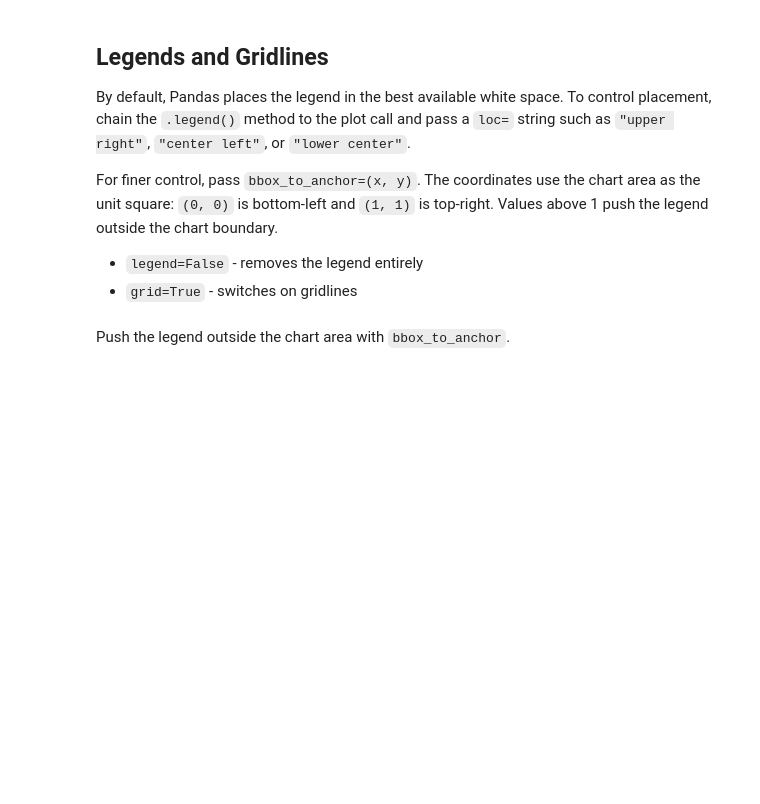
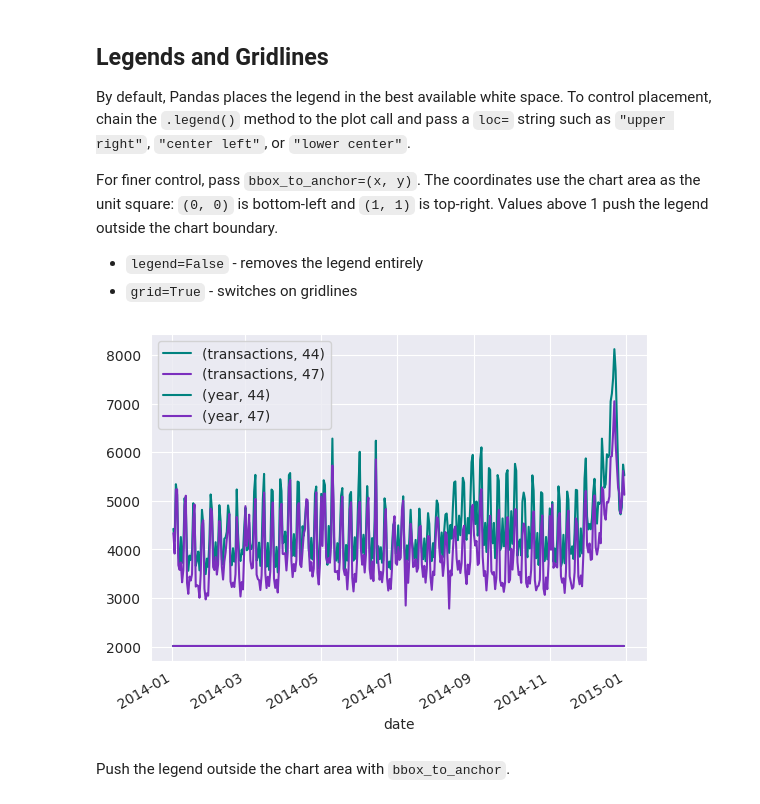
Before and after one commit to Calebchike/NDI-Python-Class, a Jupyter notebook: 12_data_visualisation_with_pandas.ipynb, the cells around one changed output. Cells and saved outputs as stored; diff of their text form; code cells hidden in the pictures; blank space fills up the shorter version.

```diff
--- a/12_data_visualisation_with_pandas.ipynb
+++ b/12_data_visualisation_with_pandas.ipynb
@@ -245,9 +353,11 @@ top-right. Values above 1 push the legend outside the chart boundary.
 # %%
 # Legend repositioned to upper right, gridlines enabled
 stores_2014.plot(
     color=["#00827F", "#7B2FBE"],
     grid=True,
-).legend(loc="upper right");
+).legend(loc="upper left");
+# %% [output]
+[figure, added]
 # %% [markdown]
 Push the legend outside the chart area with `bbox_to_anchor`.
 # %%
```
Also changed, not shown: parts of 35 cells of this notebook.
